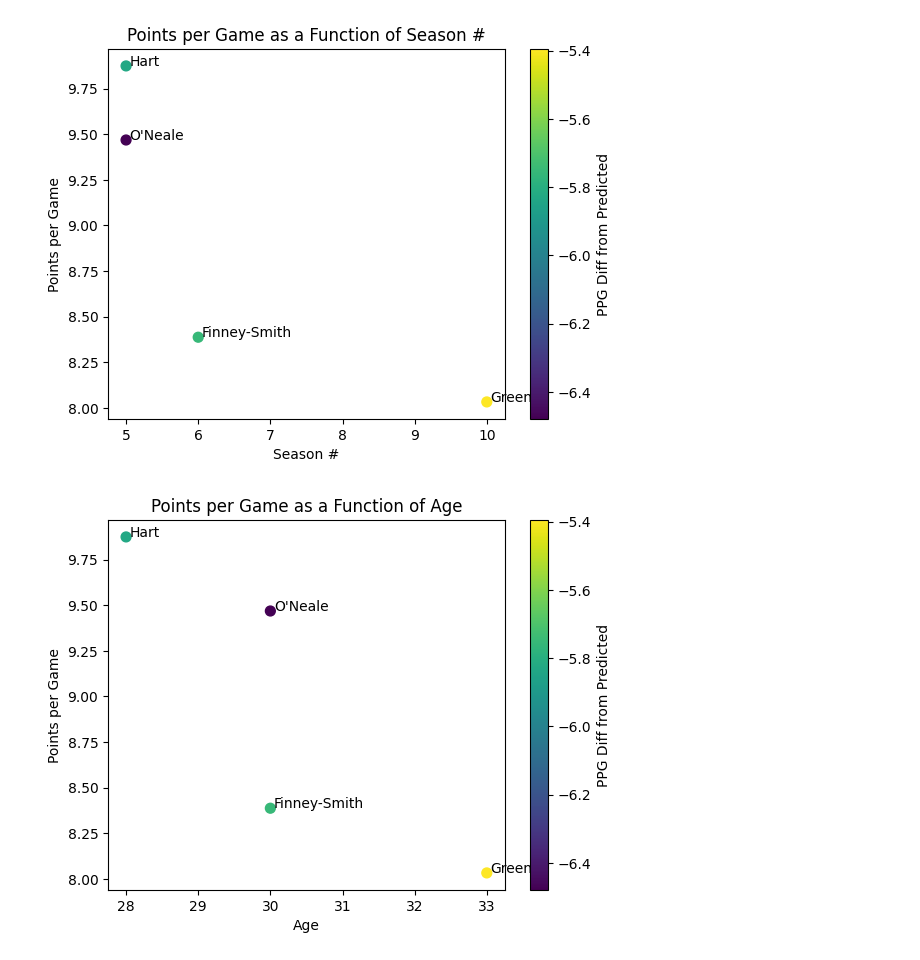
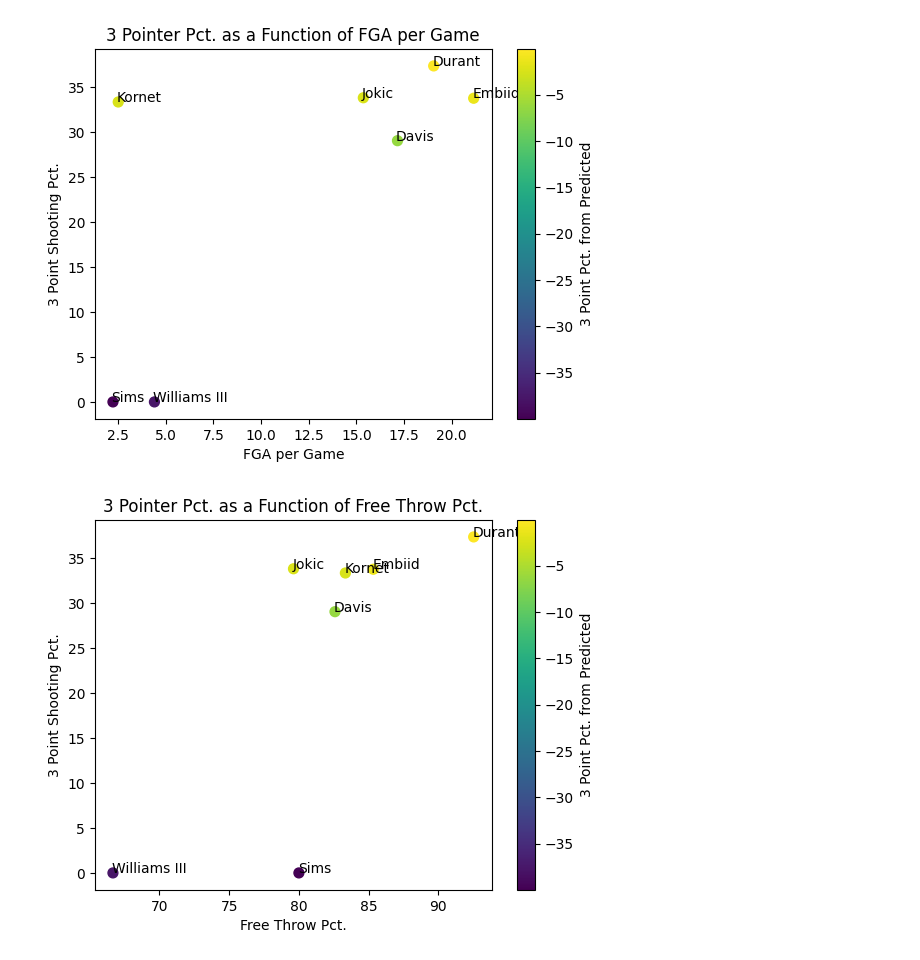
Before and after one commit to mariohoxha42/NBA-Analytics, a Jupyter notebook: notebooks/basketballProject/visuals/published-analysis/prediction-3pt-pct/historical-based/historical-minus.ipynb, the cells around one changed output. Drawn from its saved outputs; the diff is of its cells as text; code cells hidden in the pictures.

```diff
--- a/notebooks/basketballProject/visuals/published-analysis/prediction-3pt-pct/historical-based/historical-minus.ipynb
+++ b/notebooks/basketballProject/visuals/published-analysis/prediction-3pt-pct/historical-based/historical-minus.ipynb
@@ -5,30 +5,30 @@ import matplotlib.pyplot as plt
 # %%
 historical_data = pd.read_csv('C:/Github Repo/NBA-Analytics/data/basketballProject/prediction-files/predicted-historical-data.csv')
 cleaned_data = historical_data.drop(columns=["Unnamed: 0","Unnamed: 0.1","Unnamed: 0.2","index"])
-sliced_data = cleaned_data[(cleaned_data["PPG_PRED"] > 12.5) & (cleaned_data["PPG_PRED_DIFF"] < -5)]
+sliced_data = cleaned_data[(cleaned_data["FG3P_PRED"] > 35) & (cleaned_data["FG3P_PRED_DIFF"] < 0) & (cleaned_data["MPG"] > 10)]
 # %%
-comp_vars = ["SEASON_NO/Season #","AGE/Age","MPG/Minutes per Game"]
+comp_vars = ["FGAPG/FGA per Game","FTP/Free Throw Pct.","TS_PCT/True Shooting Pct."]
 for var in comp_vars:
    var_x,var_xlabel = var.split("/")
-   var_y = "PPG"
-   var_c = "PPG_PRED_DIFF"
-   chart_title = "Points per Game as a Function of " + var_xlabel
+   var_y = "FG3P"
+   var_c = "FG3P_PRED_DIFF"
+   chart_title = "3 Pointer Pct. as a Function of " + var_xlabel
    ax = sliced_data.plot.scatter(x=var_x, y=var_y, c=var_c, title=chart_title, s=50)
 
    # Annotate each data point
    for i, txt in enumerate(sliced_data["PLAYER"]):
       player_name = txt.split(" ")[-1]
-      if player_name == "Jr.":
+      if player_name == "Jr." or player_name == "III":
          player_name = txt.split(" ")[-2] + " " + txt.split(" ")[-1]
-      ax.annotate(player_name, (sliced_data[var_x].iat[i]+0.05, sliced_data[var_y].iat[i]))
+      ax.annotate(player_name, (sliced_data[var_x].iat[i]-0.08, sliced_data[var_y].iat[i]))
 
    ax.set_xlabel(var_xlabel)
-   ax.set_ylabel("Points per Game")
+   ax.set_ylabel("3 Point Shooting Pct.")
    f = plt.gcf()
    cax = f.get_axes()[1]
-   cax.set_ylabel('PPG Diff from Predicted')
+   cax.set_ylabel('3 Point Pct. from Predicted')
 
    plt.show()
 # %% [output]
-[figure, old version]
+[figure, new version]
-[figure, old version]
+[figure, new version]
```
Also changed, not shown: parts of 1 cell of this notebook, 9 other files.
